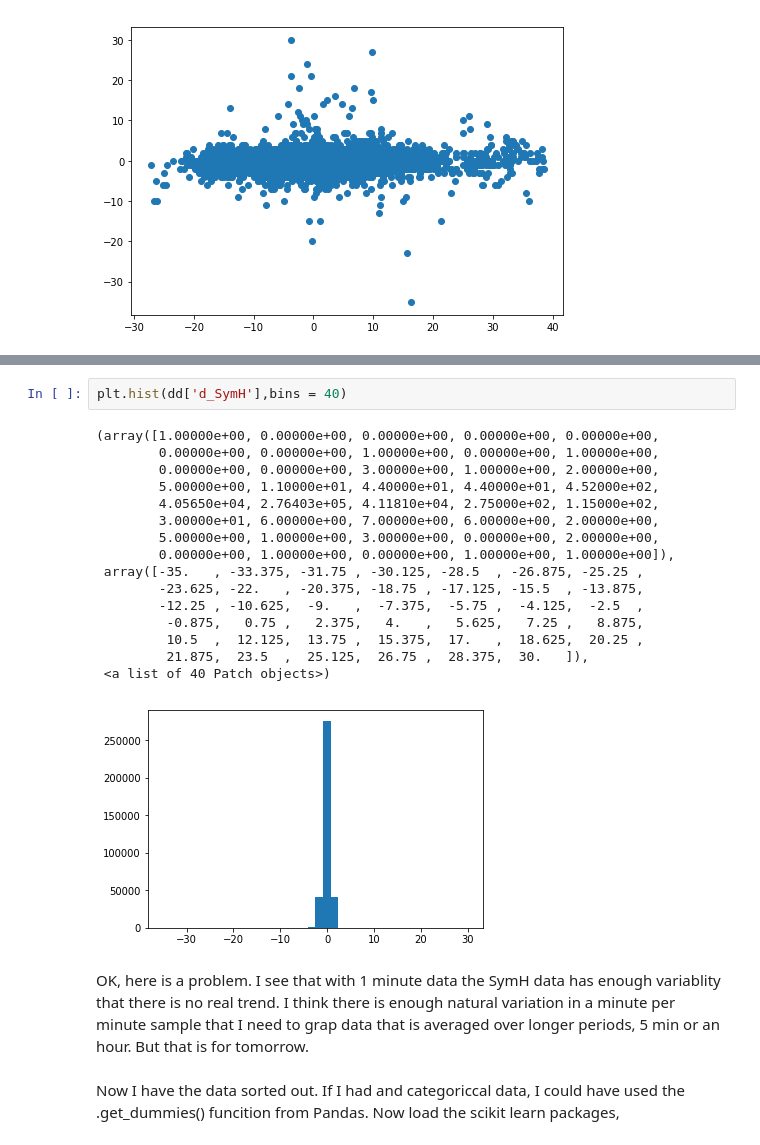
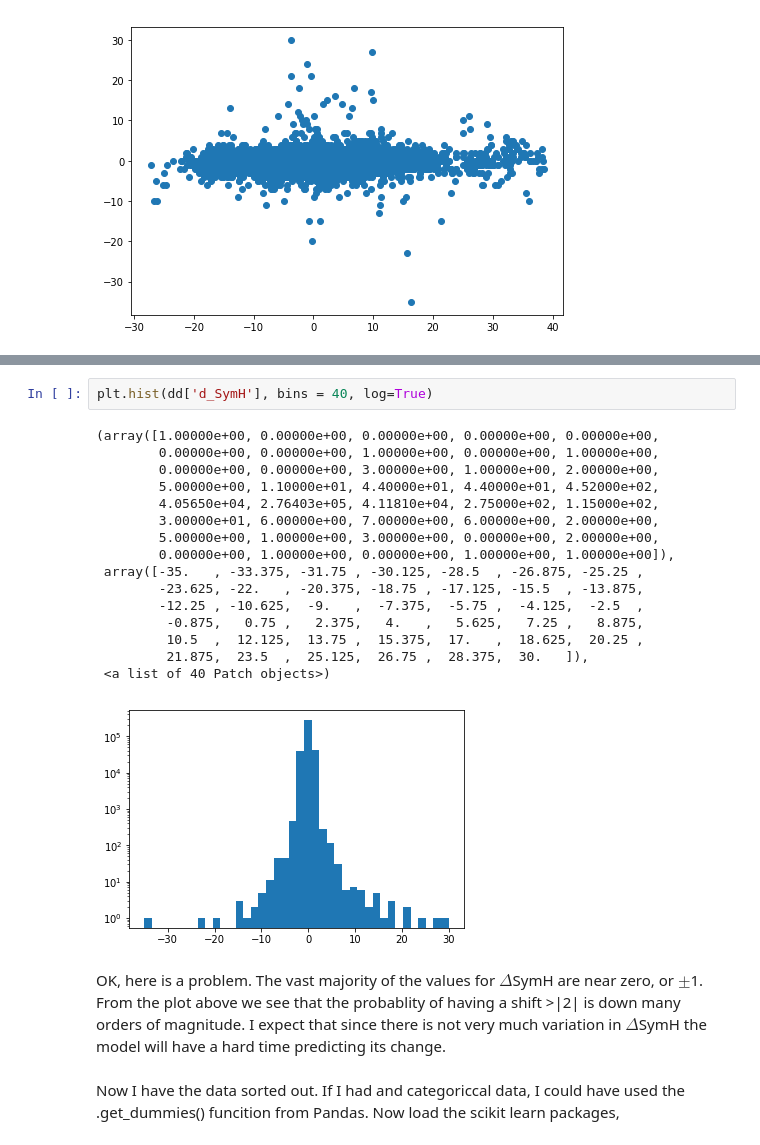
Before and after one commit to philvalek/d_symH, a Jupyter notebook: code/ml_dsymh.ipynb, the cells around one changed output, grey strips where cells are left out. Drawn from its saved outputs; the diff is of its cells as text.

```diff
--- a/code/ml_dsymh.ipynb
+++ b/code/ml_dsymh.ipynb
@@ -76,24 +100,24 @@ ax.scatter(dd['bz'], dd['d_SymH'])
 # %%
-plt.hist(dd['d_SymH'],bins = 40)
+plt.hist(dd['d_SymH'], bins = 40, log=True)
 # %% [output]
 (array([1.00000e+00, 0.00000e+00, 0.00000e+00, 0.00000e+00, 0.00000e+00,
         0.00000e+00, 0.00000e+00, 1.00000e+00, 0.00000e+00, 1.00000e+00,
         0.00000e+00, 0.00000e+00, 3.00000e+00, 1.00000e+00, 2.00000e+00,
         5.00000e+00, 1.10000e+01, 4.40000e+01, 4.40000e+01, 4.52000e+02,
         4.05650e+04, 2.76403e+05, 4.11810e+04, 2.75000e+02, 1.15000e+02,
         3.00000e+01, 6.00000e+00, 7.00000e+00, 6.00000e+00, 2.00000e+00,
         5.00000e+00, 1.00000e+00, 3.00000e+00, 0.00000e+00, 2.00000e+00,
         0.00000e+00, 1.00000e+00, 0.00000e+00, 1.00000e+00, 1.00000e+00]),
  array([-35.   , -33.375, -31.75 , -30.125, -28.5  , -26.875, -25.25 ,
         -23.625, -22.   , -20.375, -18.75 , -17.125, -15.5  , -13.875,
         -12.25 , -10.625,  -9.   ,  -7.375,  -5.75 ,  -4.125,  -2.5  ,
          -0.875,   0.75 ,   2.375,   4.   ,   5.625,   7.25 ,   8.875,
          10.5  ,  12.125,  13.75 ,  15.375,  17.   ,  18.625,  20.25 ,
          21.875,  23.5  ,  25.125,  26.75 ,  28.375,  30.   ]),
  <a list of 40 Patch objects>)
-[figure, old version]
+[figure, new version]
-# %% [markdown]
-OK, here is a problem. I see that with 1 minute data the SymH data has enough variablity that there is no real trend. I think there is enough natural variation in a minute per minute sample that I need to grap data that is averaged over longer periods, 5 min or an hour. But that is for tomorrow.
+# %% [markdown]
+OK, here is a problem. The vast majority of the values for $\Delta$SymH are near zero, or $\pm$1. From the plot above we see that the probablity of having a shift >|2| is down many orders of magnitude. I expect that since there is not very much variation in $\Delta$SymH the model will have a hard time predicting its change.
 # %% [markdown]
 Now I have the data sorted out. If I had and categoriccal data, I could have used the .get_dummies() funcition from Pandas. Now load the scikit learn packages,
 # %%
```
Also changed, not shown: parts of 8 cells of this notebook, 1 other file.
